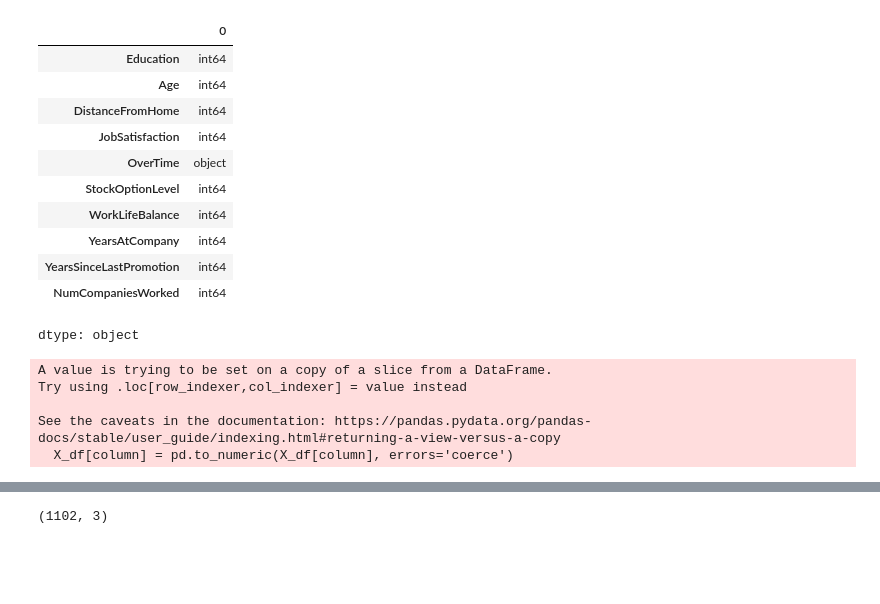
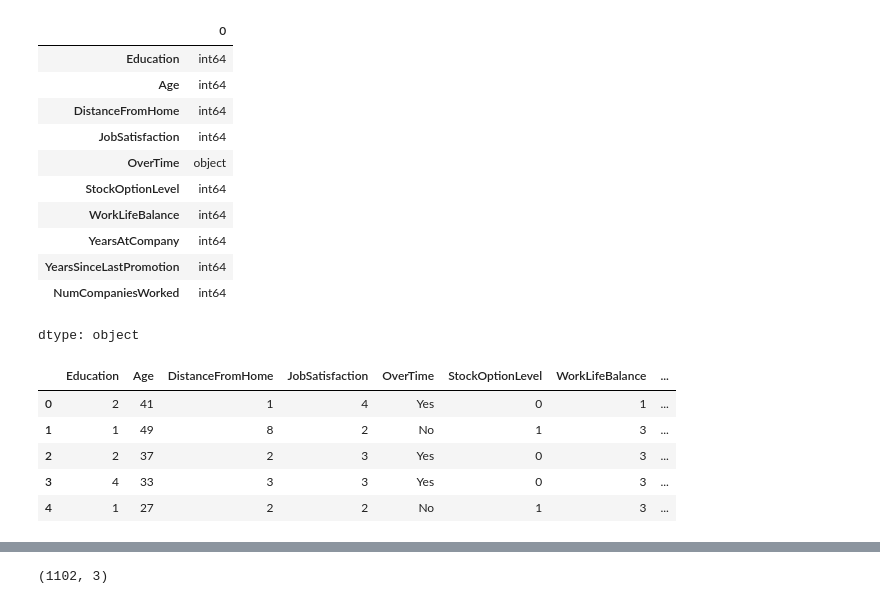
Before and after one commit to cscheese/neural-network-challenge-2, a Jupyter notebook: attrition.ipynb, the cells around one changed output, grey strips where cells are left out. Cells and saved outputs as stored; diff of their text form; code cells hidden in the pictures; blank space fills up the shorter version.

```diff
--- a/attrition.ipynb
+++ b/attrition.ipynb
@@ -79,15 +79,11 @@ from sklearn.model_selection import train_test_split
-# %%
-# prompt:  # Convert your X data to numeric data types int64
-
-# Convert your X data to numeric data types int64
-for column in X_df.columns:
-  if X_df[column].dtype == object:
-    X_df[column] = pd.to_numeric(X_df[column], errors='coerce')
-
-X_df = X_df.fillna(0).astype(np.int64)
-# %% [output]
-A value is trying to be set on a copy of a slice from a DataFrame.
-Try using .loc[row_indexer,col_indexer] = value instead
-
-See the caveats in the documentation: https://pandas.pydata.org/pandas-docs/stable/user_guide/indexing.html#returning-a-view-versus-a-copy
-  X_df[column] = pd.to_numeric(X_df[column], errors='coerce')
+# %%
+# I worked with my tutor on this
+# Looking to see what the features look like
+X_df.head()
+# %% [output]
+|  | Education | Age | DistanceFromHome | JobSatisfaction | OverTime | StockOptionLevel | WorkLifeBalance | ... |
+| 0 | 2 | 41 | 1 | 4 | Yes | 0 | 1 | ... |
+| 1 | 1 | 49 | 8 | 2 | No | 1 | 3 | ... |
+| 2 | 2 | 37 | 2 | 3 | Yes | 0 | 3 | ... |
+| 3 | 4 | 33 | 3 | 3 | Yes | 0 | 3 | ... |
+| 4 | 1 | 27 | 2 | 2 | No | 1 | 3 | ... |
```
Also changed, not shown: parts of 23 cells of this notebook.
